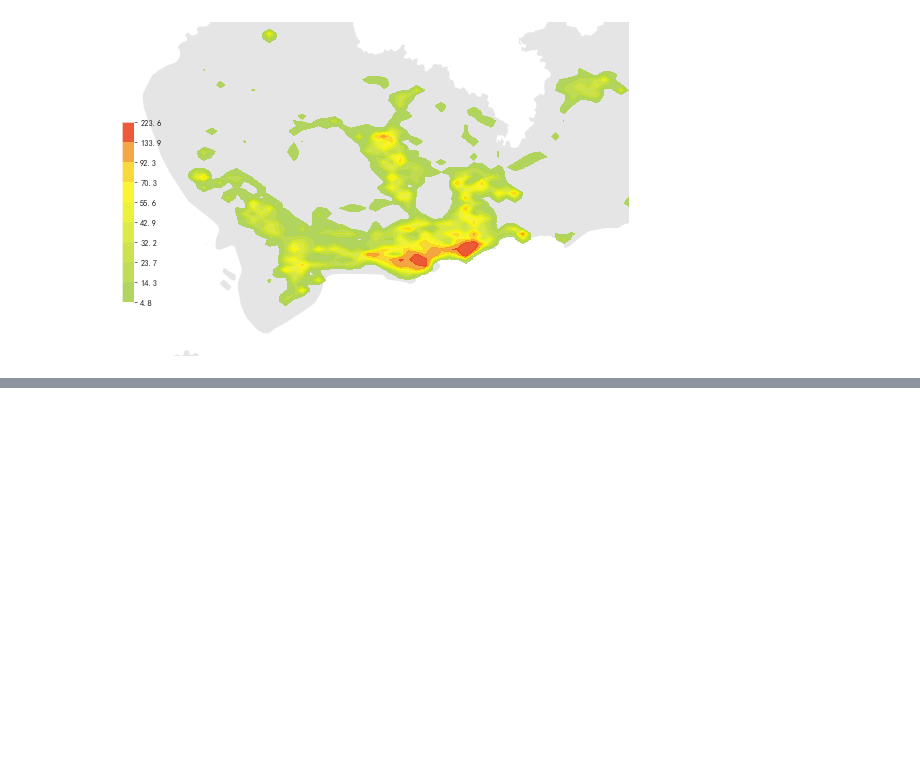
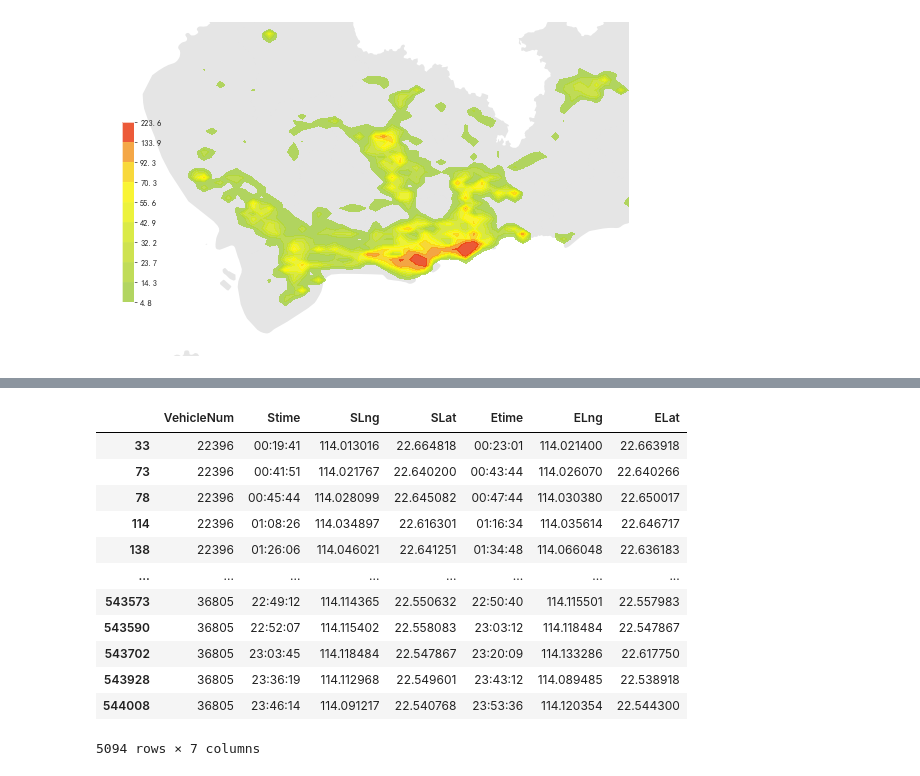
Before and after one commit to raingrain/evaluation-and-analysis-of-gps-data-for-taxi-in-shenzhen, a Jupyter notebook: src/main.ipynb, the cells around one changed output, grey strips where cells are left out. Saved outputs shown, nothing was run; the diff lists cells and outputs as text; code cells hidden in the pictures; blank space fills up the shorter version.

```diff
--- a/src/main.ipynb
+++ b/src/main.ipynb
@@ -664,0 +714,28 @@ plt.show()
+# %%
+# 数据处理成OD表的形式
+# 首先给oddata更改列名
+oddata.columns = ['VehicleNum', 'Stime', 'SLng', 'SLat', 'StatusChange']
+# 把一个订单的两行数据整理成一行
+oddata['Etime'] = oddata['Stime'].shift(-1)
+oddata['ELng'] = oddata['SLng'].shift(-1)
+oddata['ELat'] = oddata['SLat'].shift(-1)
+# 筛选正确的订单OD数据：StatusChange == 1；shift后的数据属于同一个出租车
+oddata = oddata[(oddata['StatusChange'] == 1) &
+                (oddata['VehicleNum'] == oddata['VehicleNum'].shift(-1))]
+# 去掉StatusChange列
+oddata = oddata.drop('StatusChange', axis=1)
+oddata
+# %% [output]
+|  | VehicleNum | Stime | SLng | SLat | Etime | ELng | ELat |
+| 33 | 22396 | 00:19:41 | 114.013016 | 22.664818 | 00:23:01 | 114.021400 | 22.663918 |
+| 73 | 22396 | 00:41:51 | 114.021767 | 22.640200 | 00:43:44 | 114.026070 | 22.640266 |
+| 78 | 22396 | 00:45:44 | 114.028099 | 22.645082 | 00:47:44 | 114.030380 | 22.650017 |
+| 114 | 22396 | 01:08:26 | 114.034897 | 22.616301 | 01:16:34 | 114.035614 | 22.646717 |
+| 138 | 22396 | 01:26:06 | 114.046021 | 22.641251 | 01:34:48 | 114.066048 | 22.636183 |
+| ... | ... | ... | ... | ... | ... | ... | ... |
+| 543573 | 36805 | 22:49:12 | 114.114365 | 22.550632 | 22:50:40 | 114.115501 | 22.557983 |
+| 543590 | 36805 | 22:52:07 | 114.115402 | 22.558083 | 23:03:12 | 114.118484 | 22.547867 |
+| 543702 | 36805 | 23:03:45 | 114.118484 | 22.547867 | 23:20:09 | 114.133286 | 22.617750 |
+| 543928 | 36805 | 23:36:19 | 114.112968 | 22.549601 | 23:43:12 | 114.089485 | 22.538918 |
+| 544008 | 36805 | 23:46:14 | 114.091217 | 22.540768 | 23:53:36 | 114.120354 | 22.544300 |
+5094 rows × 7 columns
```
Also changed, not shown: parts of 9 cells of this notebook.
